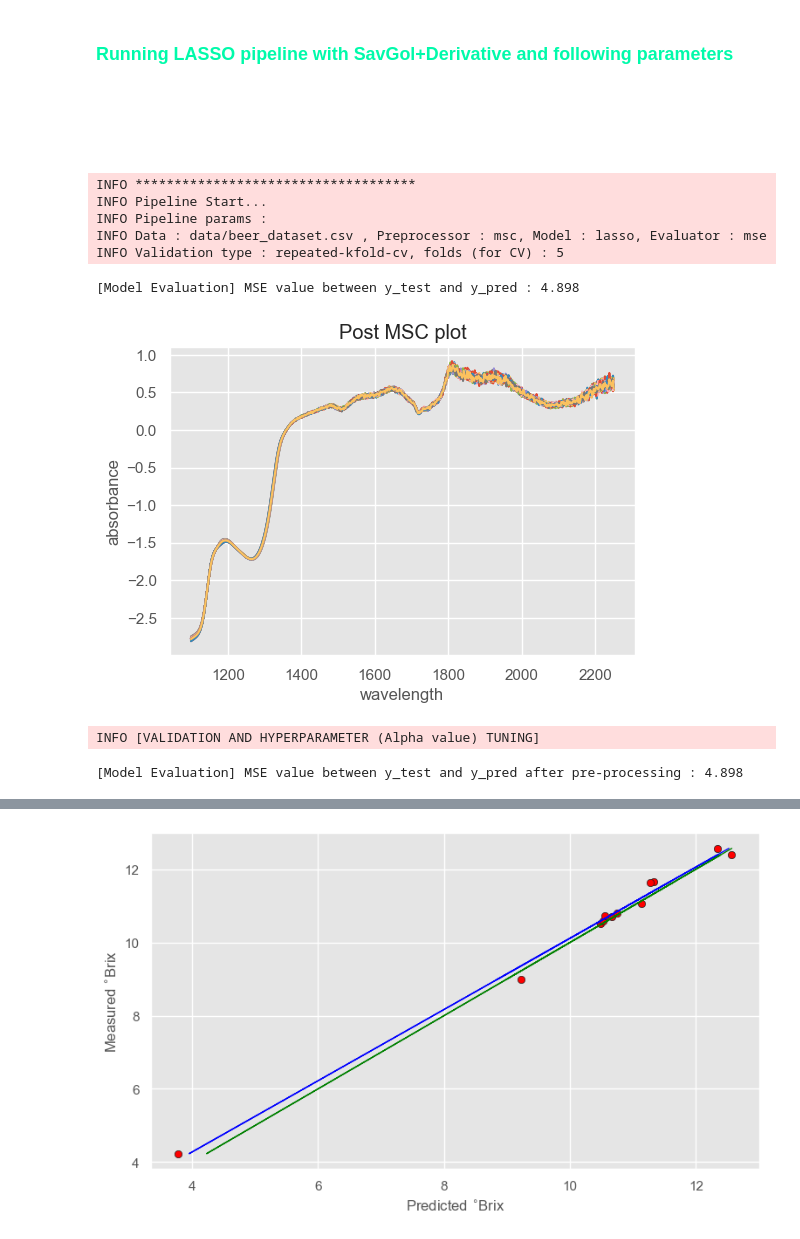
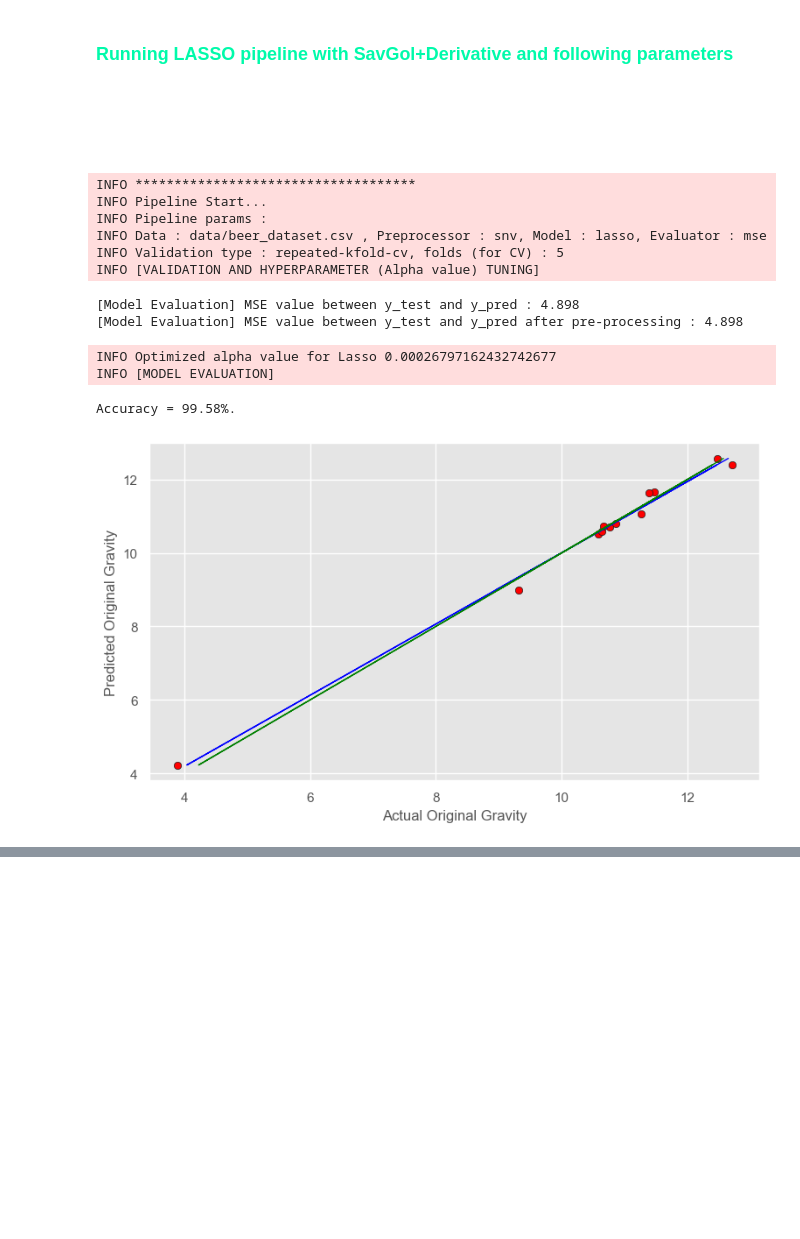
Before and after one commit to kaustav020189/nir-spectroscopy-thesis, a Jupyter notebook: BeerDataset_Lasso.ipynb, the cells around one changed output, grey strips where cells are left out. Drawn from its saved outputs; the diff is of its cells as text; code cells hidden in the pictures; blank space fills up the shorter version.

```diff
--- a/BeerDataset_Lasso.ipynb
+++ b/BeerDataset_Lasso.ipynb
@@ -60,37 +60,40 @@ pipeline_params = {
     'logger' : logger,
     'data' : data,
     'validation-type' : validation_types[2],
-    'preprocessor' : preprocessors[4],              # set 3 for SNV and 4 for MSC
+    'preprocessor' : preprocessors[3],              # set 3 for SNV and 4 for MSC
     'preprocessor-params' : preprocessor_params,
     'model' : models[1],
     'evaluator' : evaluators[0],
     'alpha_range' : alpha_range,
     'folds' : int(folds),
     'wl' : wl,
     'plotting' : False,
     'showModelEvaluationPlots' : True,
     'pipeline_run_type' : pipeline_run_types[1]
 }
 
 start = timer()
 logger.info("************************************")
 logger.info("Pipeline Start...")
 logger.info("Pipeline params :")
 logger.info("Data : " + str(dataset) + " , Preprocessor : " + str(pipeline_params['preprocessor'])
             + ", Model : " + str(pipeline_params['model']) + ", Evaluator : " + str(pipeline_params['evaluator']))
 logger.info("Validation type : " + str(pipeline_params['validation-type']) + ", folds (for CV) : " + str(pipeline_params['folds']))
 util.pipeline(pipeline_params)
 end = timer()
 logger.info("Elapsed time for pipeline run : " + str(round((end - start),2)))
 logger.info("Pipeline end...")
 logger.info("************************************")
 # %% [output]
 INFO ************************************
 INFO Pipeline Start...
 INFO Pipeline params :
-INFO Data : data/beer_dataset.csv , Preprocessor : msc, Model : lasso, Evaluator : mse
+INFO Data : data/beer_dataset.csv , Preprocessor : snv, Model : lasso, Evaluator : mse
 INFO Validation type : repeated-kfold-cv, folds (for CV) : 5
+INFO [VALIDATION AND HYPERPARAMETER (Alpha value) TUNING]
 [Model Evaluation] MSE value between y_test and y_pred : 4.898
+[Model Evaluation] MSE value between y_test and y_pred after pre-processing : 4.898
-[figure, old version]
-INFO [VALIDATION AND HYPERPARAMETER (Alpha value) TUNING]
+INFO Optimized alpha value for Lasso 0.00026797162432742677
+INFO [MODEL EVALUATION]
-[Model Evaluation] MSE value between y_test and y_pred after pre-processing : 4.898
+Accuracy = 99.58%.
+[figure, new version]
@@ -99 +103,0 @@ INFO [MODEL EVALUATION]
-[figure, removed]
```
Also changed, not shown: parts of 1 cell of this notebook, 7 other files.
